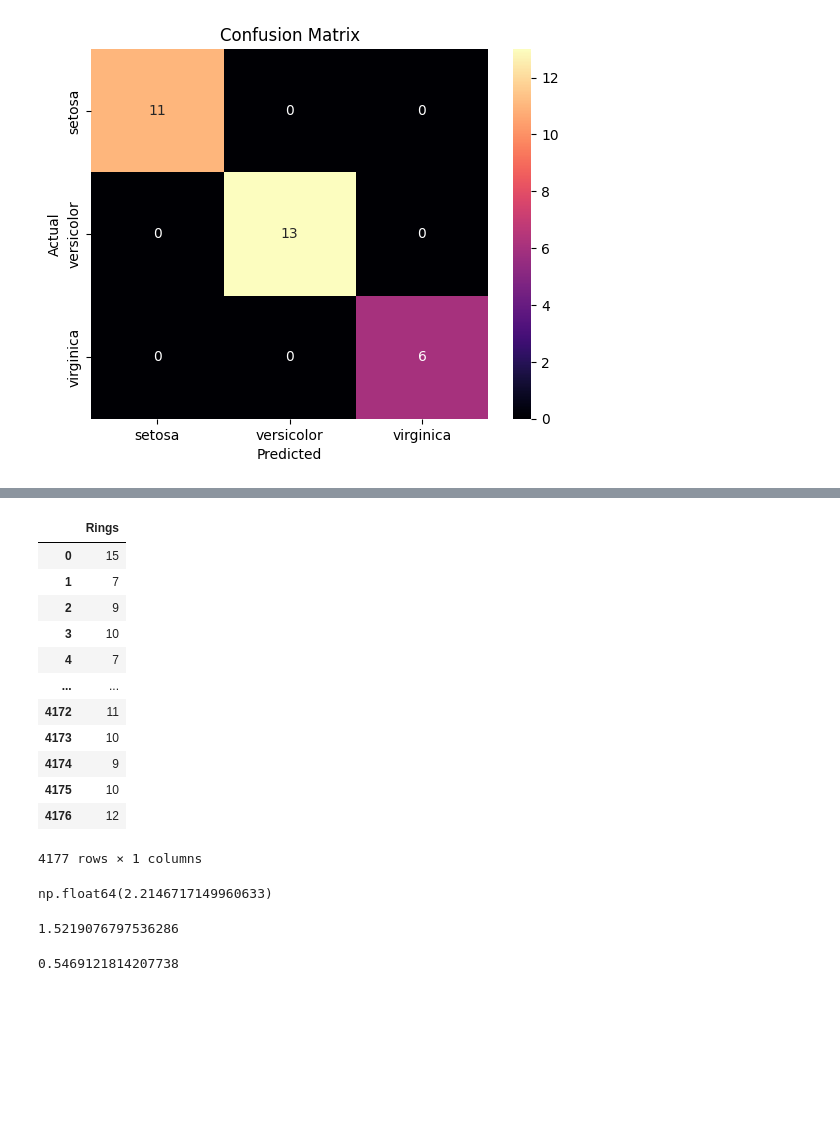
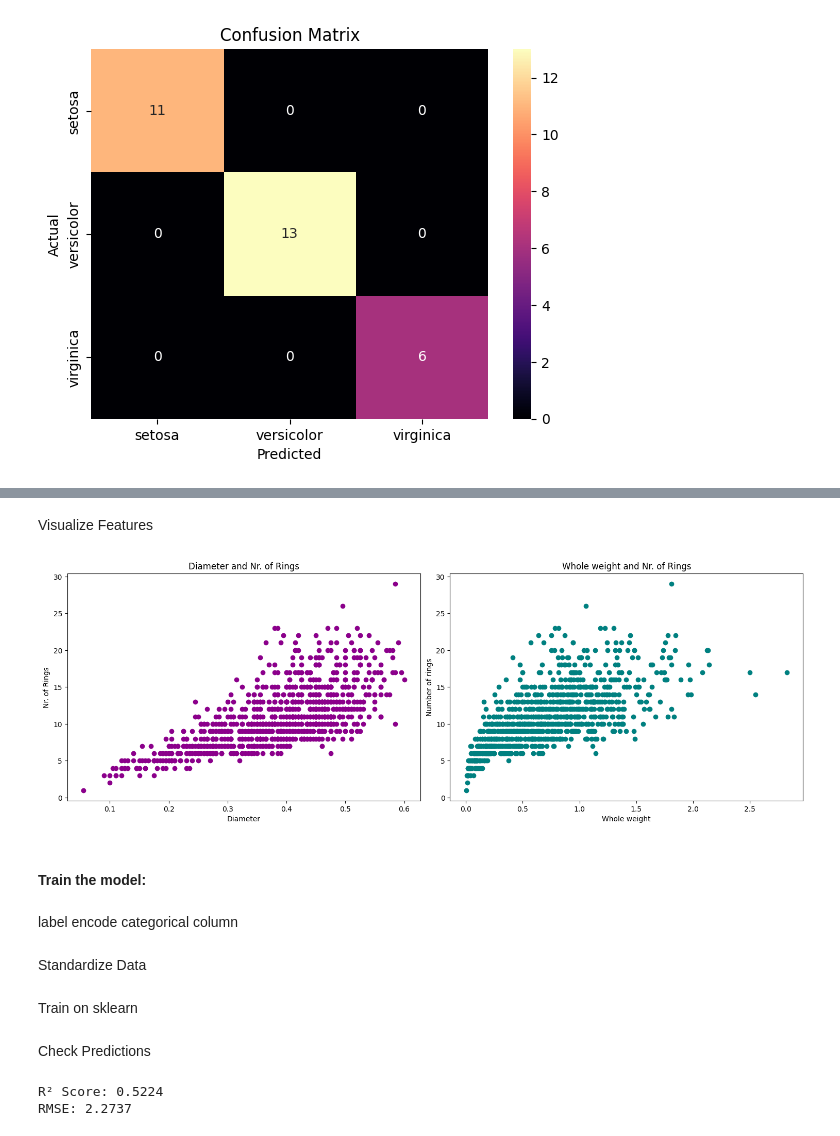
Before and after one commit to Shoodler/college-programming, a Jupyter notebook: Machine Learning/knn.ipynb, the cells around one changed output, grey strips where cells are left out. Drawn from its saved outputs; the diff is of its cells as text; code cells hidden in the pictures; blank space fills up the shorter version.

```diff
--- a/Machine Learning/knn.ipynb
+++ b/Machine Learning/knn.ipynb
@@ -199,16 +210,23 @@ display(X.describe(), y.describe())
-# %%
-abalone.data.targets
-# %% [output]
-|  | Rings |
-| 0 | 15 |
-| 1 | 7 |
-| 2 | 9 |
-| 3 | 10 |
-| 4 | 7 |
-| ... | ... |
-| 4172 | 11 |
-| 4173 | 10 |
-| 4174 | 9 |
-| 4175 | 10 |
-| 4176 | 12 |
-4177 rows × 1 columns
+# %% [markdown]
+Visualize Features
+# %%
+fig, (ax2, ax3) = plt.subplots(1, 2, figsize=(15, 5))
+fig.tight_layout()
+
+# Diameter and nr. of Rings
+ax2.scatter(data["Diameter"][:1000], data[0][:1000], color="darkmagenta")
+ax2.set(title="Diameter and Nr. of Rings",
+       xlabel="Diameter",
+       ylabel="Nr. of Rings")
+
+# Whole weight and nr. of Rings
+ax3.scatter(data["Whole_weight"][:1000], data[0][:1000], color="teal")
+ax3.set(title="Whole weight and Nr. of Rings",
+       xlabel="Whole weight",
+       ylabel="Number of rings");
+# %% [output]
+[figure, added]
+# %% [markdown]
+#### Train the model:
+# %% [markdown]
+label encode categorical column
@@ -215 +237,3 @@ abalone.data.targets
+# %% [markdown]
+Standardize Data
 # %%
@@ -222,26 +243,5 @@ X_train, X_test, y_train, y_test = train_test_split(
 scaler = StandardScaler()
 X_train_scaled = scaler.fit_transform(X_train)
 X_test_scaled = scaler.transform(X_test)
-# %%
-def knn_regression_predict(X_train, X_test, y_train, y_test, k=5):
-    knn = KNeighborsRegressor(
-        n_neighbors=k,
-        weights='distance',
-        metric='euclidean'
-    )
-
-    knn.fit(X_train, y_train)
-    y_pred = knn.predict(X_test)
-
-    rmse = np.sqrt(mean_squared_error(y_test, y_pred))
-    mae = mean_absolute_error(y_test, y_pred)
-    r2 = r2_score(y_test, y_pred)
-
-    return y_pred, rmse, mae, r2
-
-y_pred, rmse, mae, r2 = knn_regression_predict(X_train, X_test, y_train, y_test, k=9)
-display(rmse,mae,r2)
-# %% [output]
-np.float64(2.2146717149960633)
-1.5219076797536286
-0.5469121814207738
+# %% [markdown]
+Train on sklearn
@@ -247,0 +254,10 @@ np.float64(2.2146717149960633)
+# %% [markdown]
+Check Predictions
+# %%
+from sklearn.metrics import mean_squared_error, r2_score, confusion_matrix
+
+print(f"R² Score: {r2_score(y_test, y_pred):.4f}")
+print(f"RMSE: {np.sqrt(mean_squared_error(y_test, y_pred)):.4f}")
+# %% [output]
+R² Score: 0.5224
+RMSE: 2.2737
```
Also changed, not shown: parts of 17 cells of this notebook.
